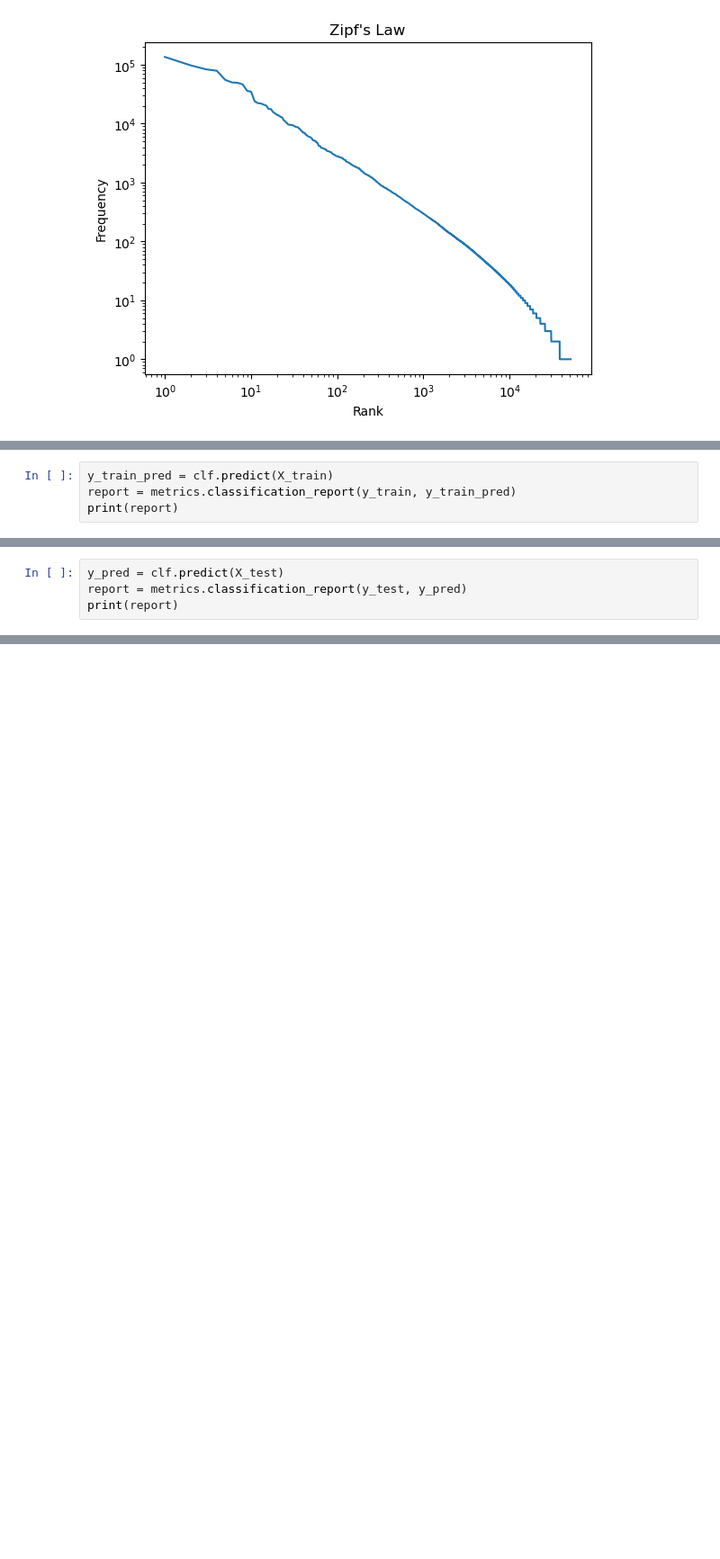
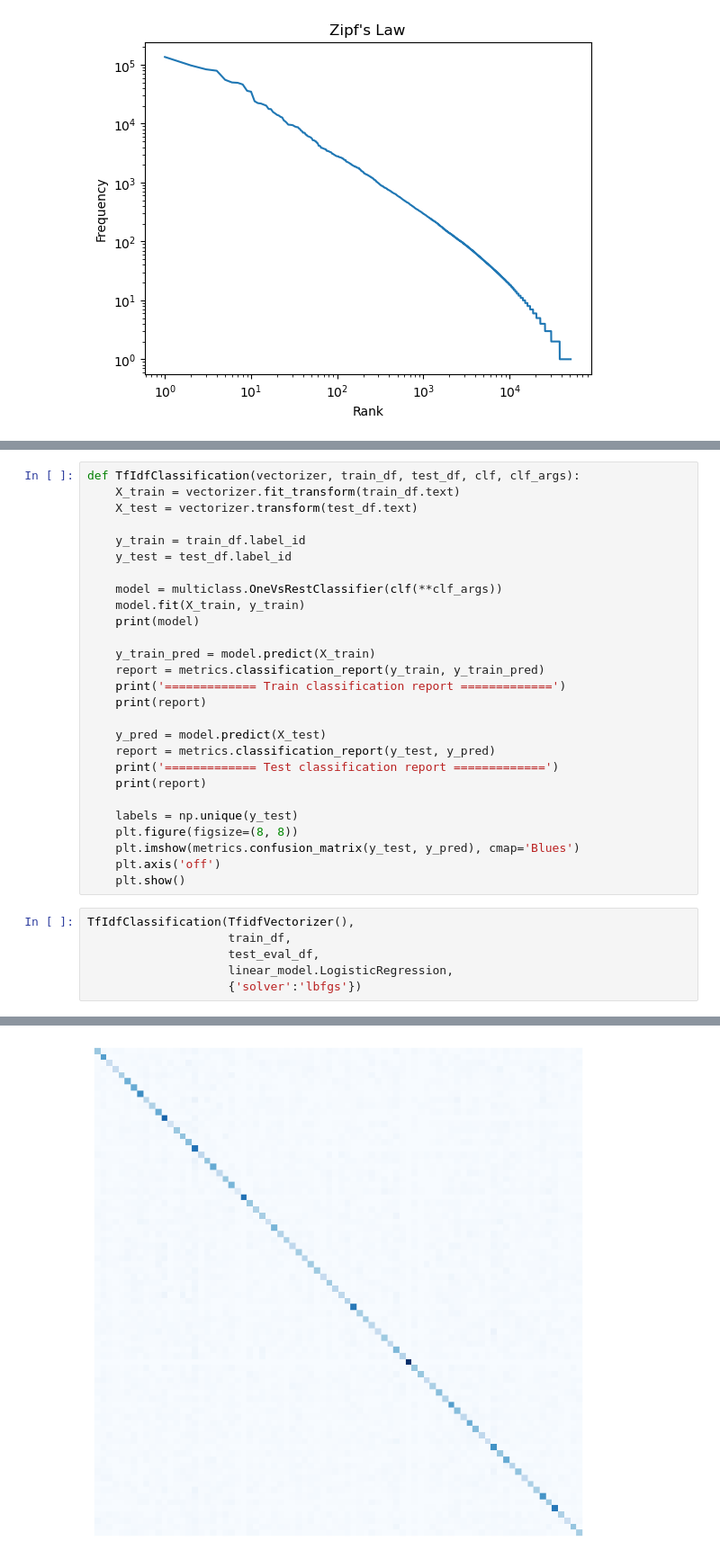
Before and after one commit to BenKabongo25/personalized-data-to-text-neural-generation, a Jupyter notebook: Code/src/authorship/authorship.ipynb, the cells around one changed output, grey strips where cells are left out. Shown at 90% size. Saved outputs shown, nothing was run; the diff lists cells and outputs as text; blank space fills up the shorter version.

```diff
--- a/Code/src/authorship/authorship.ipynb
+++ b/Code/src/authorship/authorship.ipynb
@@ -186,4 +173,0 @@ OneVsRestClassifier(estimator=LogisticRegression())
-# %%
-y_train_pred = clf.predict(X_train)
-report = metrics.classification_report(y_train, y_train_pred)
-print(report)
@@ -208,4 +173,0 @@ weighted avg       0.62      0.61      0.61    128000
-# %%
-y_pred = clf.predict(X_test)
-report = metrics.classification_report(y_test, y_pred)
-print(report)
@@ -237,0 +174,34 @@ plt.show()
+# %%
+def TfIdfClassification(vectorizer, train_df, test_df, clf, clf_args):
+    X_train = vectorizer.fit_transform(train_df.text)
+    X_test = vectorizer.transform(test_df.text)
+
+    y_train = train_df.label_id
+    y_test = test_df.label_id
+
+    model = multiclass.OneVsRestClassifier(clf(**clf_args))
+    model.fit(X_train, y_train)
+    print(model)
+
+    y_train_pred = model.predict(X_train)
+    report = metrics.classification_report(y_train, y_train_pred)
+    print('============= Train classification report =============')
+    print(report)
+
+    y_pred = model.predict(X_test)
+    report = metrics.classification_report(y_test, y_pred)
+    print('============= Test classification report =============')
+    print(report)
+
+    labels = np.unique(y_test)
+    plt.figure(figsize=(8, 8))
+    plt.imshow(metrics.confusion_matrix(y_test, y_pred), cmap='Blues')
+    plt.axis('off')
+    plt.show()
+# %%
+TfIdfClassification(TfidfVectorizer(),
+                    train_df,
+                    test_eval_df,
+                    linear_model.LogisticRegression,
+                    {'solver':'lbfgs'})
+# %% [output]
@@ -237,0 +225 @@ plt.show()
+[figure, added]
```
Also changed, not shown: parts of 13 cells of this notebook.
